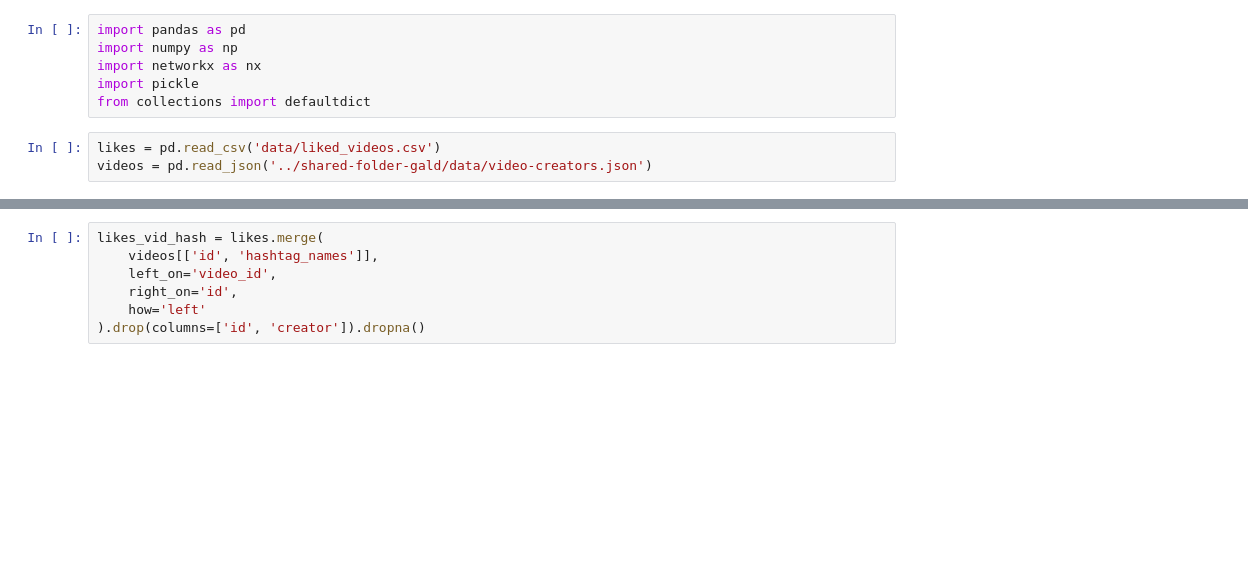
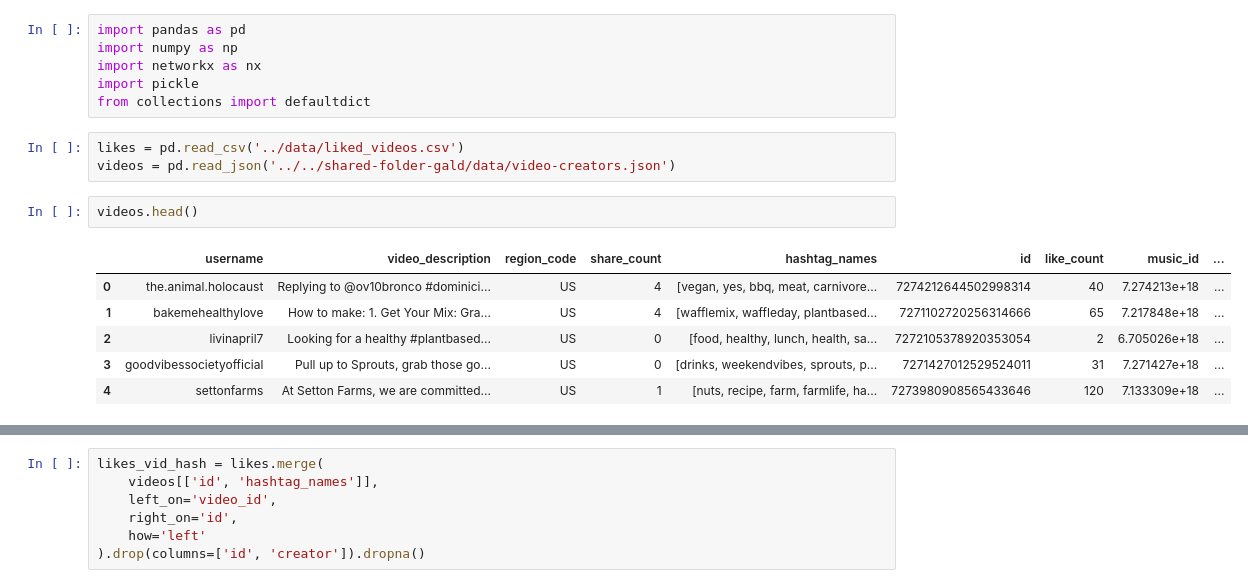
Before and after one commit to jbij/Bachelor, a Jupyter notebook: networks_scripts/likes_network.ipynb, the cells around one changed output, grey strips where cells are left out. Drawn from its saved outputs; the diff is of its cells as text; blank space fills up the shorter version.

```diff
--- a/networks_scripts/likes_network.ipynb
+++ b/networks_scripts/likes_network.ipynb
@@ -5,8 +5,17 @@ import networkx as nx
 import pickle
 from collections import defaultdict
 # %%
-likes = pd.read_csv('data/liked_videos.csv')
-videos = pd.read_json('../shared-folder-gald/data/video-creators.json')
+likes = pd.read_csv('../data/liked_videos.csv')
+videos = pd.read_json('../../shared-folder-gald/data/video-creators.json')
+# %%
+videos.head()
+# %% [output]
+|  | username | video_description | region_code | share_count | hashtag_names | id | like_count | music_id | ... |
+| 0 | the.animal.holocaust | Replying to @ov10bronco #dominici... | US | 4 | [vegan, yes, bbq, meat, carnivore... | 7274212644502998314 | 40 | 7.274213e+18 | ... |
+| 1 | bakemehealthylove | How to make: 1. Get Your Mix: Gra... | US | 4 | [wafflemix, waffleday, plantbased... | 7271102720256314666 | 65 | 7.217848e+18 | ... |
+| 2 | livinapril7 | Looking for a healthy #plantbased... | US | 0 | [food, healthy, lunch, health, sa... | 7272105378920353054 | 2 | 6.705026e+18 | ... |
+| 3 | goodvibessocietyofficial | Pull up to Sprouts, grab those go... | US | 0 | [drinks, weekendvibes, sprouts, p... | 7271427012529524011 | 31 | 7.271427e+18 | ... |
+| 4 | settonfarms | At Setton Farms, we are committed... | US | 1 | [nuts, recipe, farm, farmlife, ha... | 7273980908565433646 | 120 | 7.133309e+18 | ... |
 # %%
 likes
 # %% [output]
```
Also changed, not shown: parts of 10 cells of this notebook, 12 other files.
